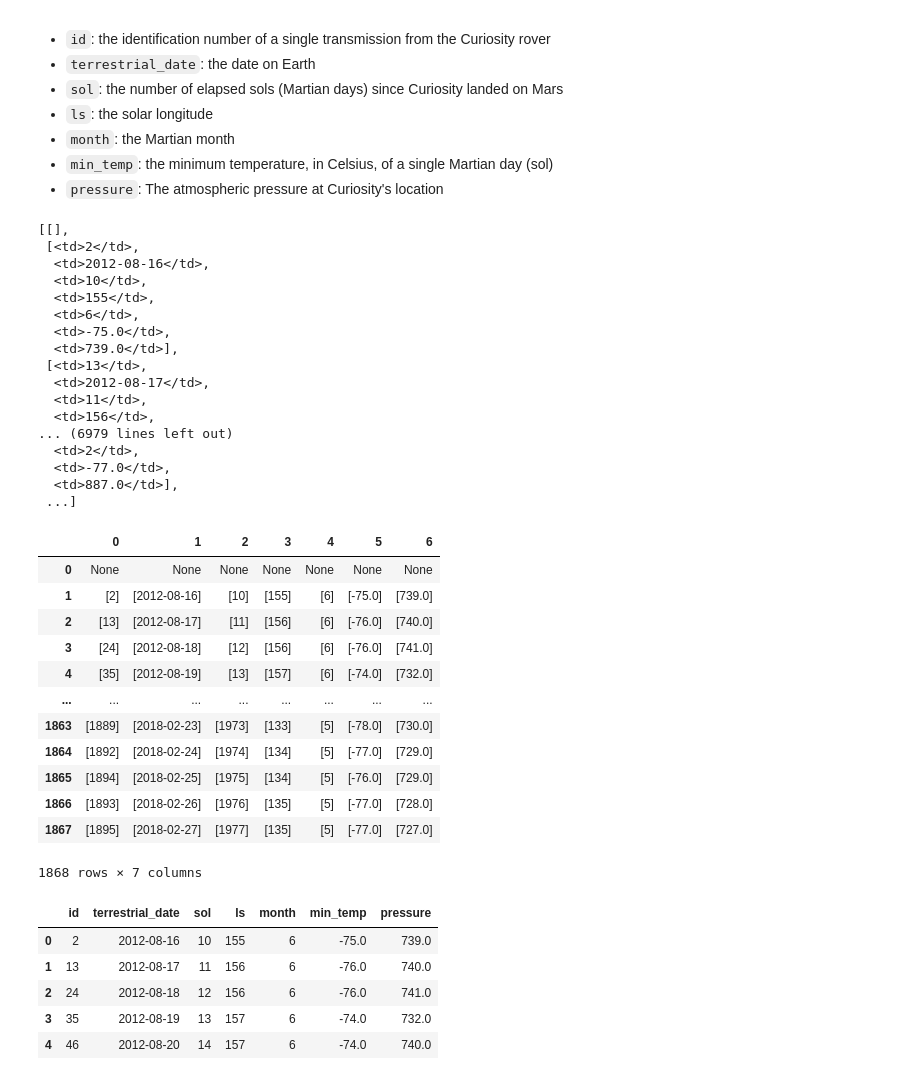
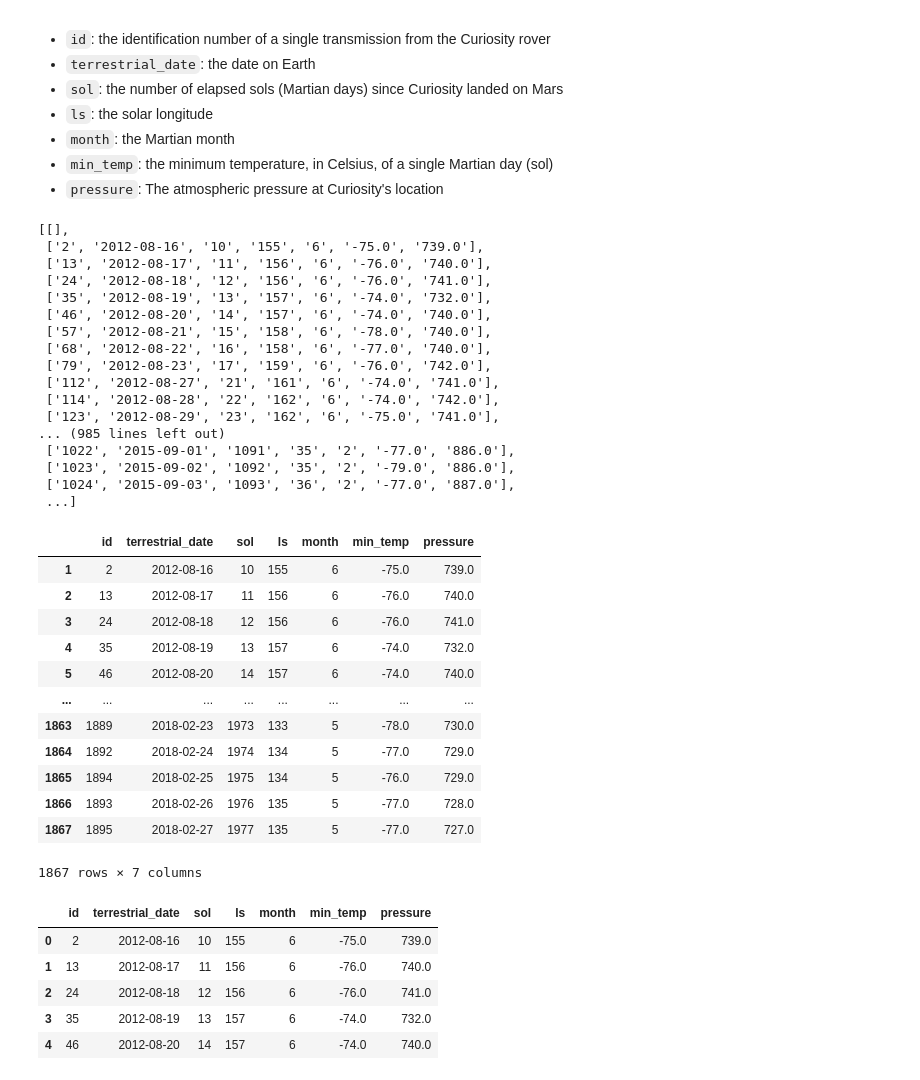
Before and after one commit to ddaniel2024/Module-10-Data-Collection, a Jupyter notebook: part_2_mars_weather_main.ipynb, the cells around one changed output. Cells and saved outputs as stored; diff of their text form; code cells hidden in the pictures.

Commit message:
working on creating df from list

```diff
--- a/part_2_mars_weather_main.ipynb
+++ b/part_2_mars_weather_main.ipynb
@@ -89,45 +89,47 @@ Assemble the scraped data into a Pandas DataFrame. The columns should have the s
 row_list = []
 # Loop through the scraped data to create a list of rows
 for row in rows:
-    data = row.find_all("td")
-    row_list.append(data)
+    row_data = [data.text for data in row.find_all("td")]
+    row_list.append(row_data)
 row_list
 # %% [output]
 [[],
- [<td>2</td>,
-  <td>2012-08-16</td>,
-  <td>10</td>,
-  <td>155</td>,
-  <td>6</td>,
-  <td>-75.0</td>,
-  <td>739.0</td>],
- [<td>13</td>,
-  <td>2012-08-17</td>,
-  <td>11</td>,
-  <td>156</td>,
-... (6979 lines left out)
-  <td>2</td>,
-  <td>-77.0</td>,
-  <td>887.0</td>],
+ ['2', '2012-08-16', '10', '155', '6', '-75.0', '739.0'],
+ ['13', '2012-08-17', '11', '156', '6', '-76.0', '740.0'],
+ ['24', '2012-08-18', '12', '156', '6', '-76.0', '741.0'],
+ ['35', '2012-08-19', '13', '157', '6', '-74.0', '732.0'],
+ ['46', '2012-08-20', '14', '157', '6', '-74.0', '740.0'],
+ ['57', '2012-08-21', '15', '158', '6', '-78.0', '740.0'],
+ ['68', '2012-08-22', '16', '158', '6', '-77.0', '740.0'],
+ ['79', '2012-08-23', '17', '159', '6', '-76.0', '742.0'],
+ ['112', '2012-08-27', '21', '161', '6', '-74.0', '741.0'],
+ ['114', '2012-08-28', '22', '162', '6', '-74.0', '742.0'],
+ ['123', '2012-08-29', '23', '162', '6', '-75.0', '741.0'],
+... (985 lines left out)
+ ['1022', '2015-09-01', '1091', '35', '2', '-77.0', '886.0'],
+ ['1023', '2015-09-02', '1092', '35', '2', '-79.0', '886.0'],
+ ['1024', '2015-09-03', '1093', '36', '2', '-77.0', '887.0'],
  ...]
 # %%
 # Create a Pandas DataFrame by using the list of rows and a list of the column names
-mars_df = pd.DataFrame(row_list)
+column_name_list = ["id", "terrestrial_date", "sol", "ls", "month", "min_temp", "pressure"]
+mars_df = pd.DataFrame(row_list, columns=column_name_list)
+mars_df = mars_df.iloc[1:]
 mars_df
 # %% [output]
-|  | 0 | 1 | 2 | 3 | 4 | 5 | 6 |
-| 0 | None | None | None | None | None | None | None |
-| 1 | [2] | [2012-08-16] | [10] | [155] | [6] | [-75.0] | [739.0] |
-| 2 | [13] | [2012-08-17] | [11] | [156] | [6] | [-76.0] | [740.0] |
-| 3 | [24] | [2012-08-18] | [12] | [156] | [6] | [-76.0] | [741.0] |
-| 4 | [35] | [2012-08-19] | [13] | [157] | [6] | [-74.0] | [732.0] |
+|  | id | terrestrial_date | sol | ls | month | min_temp | pressure |
+| 1 | 2 | 2012-08-16 | 10 | 155 | 6 | -75.0 | 739.0 |
+| 2 | 13 | 2012-08-17 | 11 | 156 | 6 | -76.0 | 740.0 |
+| 3 | 24 | 2012-08-18 | 12 | 156 | 6 | -76.0 | 741.0 |
+| 4 | 35 | 2012-08-19 | 13 | 157 | 6 | -74.0 | 732.0 |
+| 5 | 46 | 2012-08-20 | 14 | 157 | 6 | -74.0 | 740.0 |
 | ... | ... | ... | ... | ... | ... | ... | ... |
-| 1863 | [1889] | [2018-02-23] | [1973] | [133] | [5] | [-78.0] | [730.0] |
-| 1864 | [1892] | [2018-02-24] | [1974] | [134] | [5] | [-77.0] | [729.0] |
-| 1865 | [1894] | [2018-02-25] | [1975] | [134] | [5] | [-76.0] | [729.0] |
-| 1866 | [1893] | [2018-02-26] | [1976] | [135] | [5] | [-77.0] | [728.0] |
-| 1867 | [1895] | [2018-02-27] | [1977] | [135] | [5] | [-77.0] | [727.0] |
+| 1863 | 1889 | 2018-02-23 | 1973 | 133 | 5 | -78.0 | 730.0 |
+| 1864 | 1892 | 2018-02-24 | 1974 | 134 | 5 | -77.0 | 729.0 |
+| 1865 | 1894 | 2018-02-25 | 1975 | 134 | 5 | -76.0 | 729.0 |
+| 1866 | 1893 | 2018-02-26 | 1976 | 135 | 5 | -77.0 | 728.0 |
+| 1867 | 1895 | 2018-02-27 | 1977 | 135 | 5 | -77.0 | 727.0 |
-1868 rows × 7 columns
+1867 rows × 7 columns
 # %%
 # Confirm DataFrame was created successfully
 # %% [output]
```
